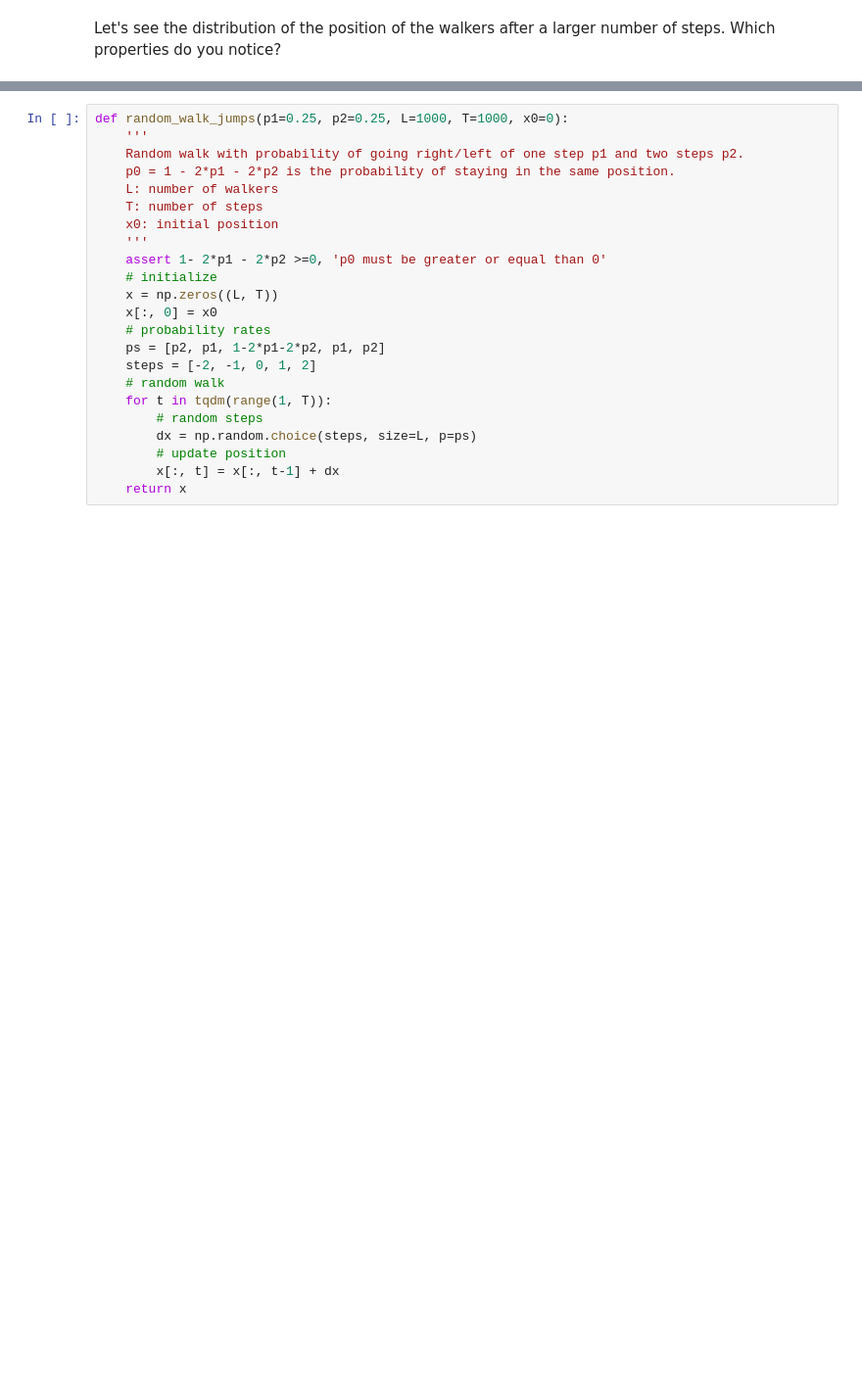
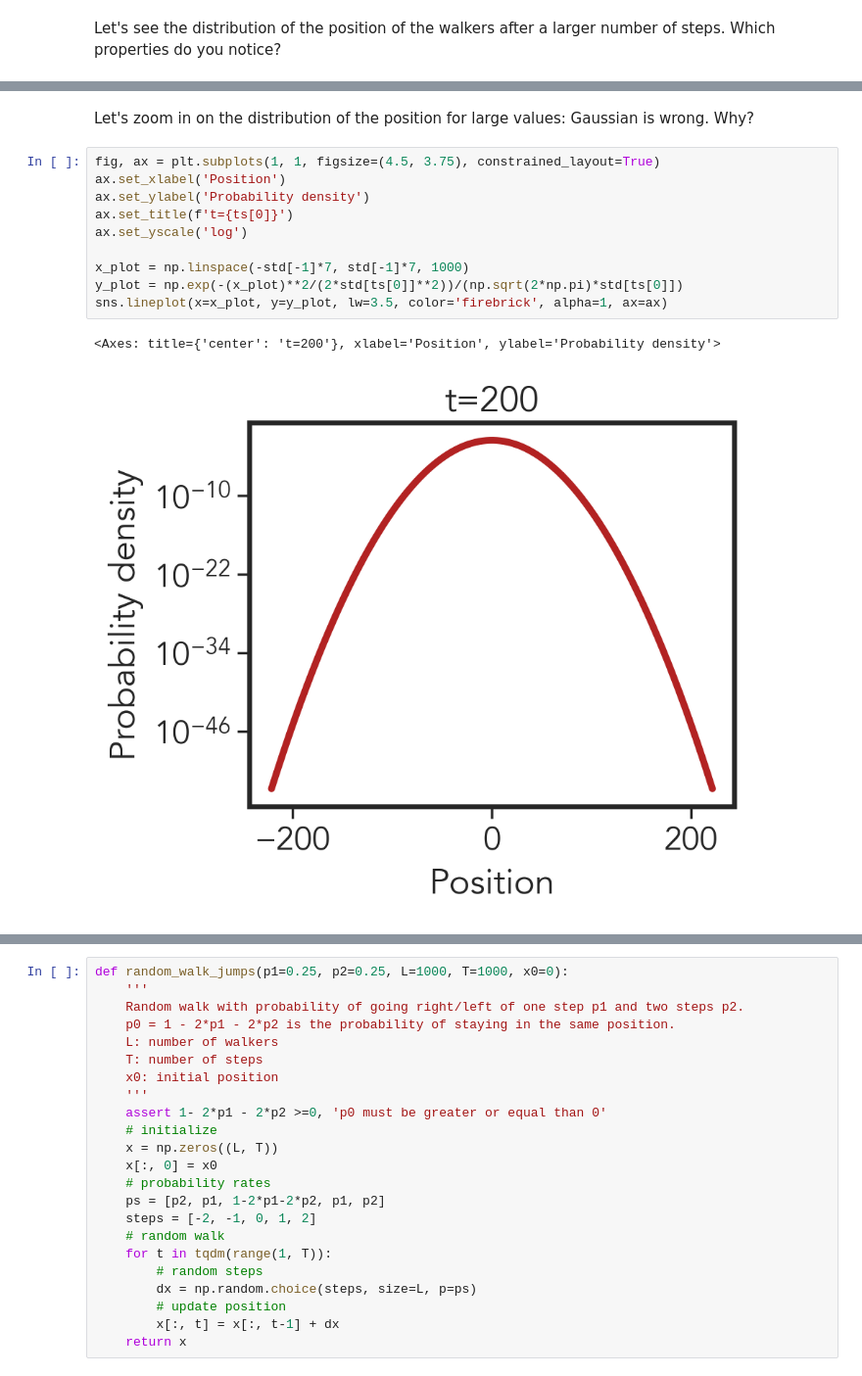
Before and after one commit to epigani/ModTF2324, a Jupyter notebook: code/ModTF_01.ipynb, the cells around one changed output, grey strips where cells are left out. Shown at 98% size. Saved outputs shown, nothing was run; the diff lists cells and outputs as text; blank space fills up the shorter version.

```diff
--- a/code/ModTF_01.ipynb
+++ b/code/ModTF_01.ipynb
@@ -165,0 +168,15 @@ for i, ax in enumerate(axes):
+# %% [markdown]
+Let's zoom in on the distribution of the position for large values: Gaussian is wrong. Why?
+# %%
+fig, ax = plt.subplots(1, 1, figsize=(4.5, 3.75), constrained_layout=True)
+ax.set_xlabel('Position')
+ax.set_ylabel('Probability density')
+ax.set_title(f't={ts[0]}')
+ax.set_yscale('log')
+
+x_plot = np.linspace(-std[-1]*7, std[-1]*7, 1000)
+y_plot = np.exp(-(x_plot)**2/(2*std[ts[0]]**2))/(np.sqrt(2*np.pi)*std[ts[0]])
+sns.lineplot(x=x_plot, y=y_plot, lw=3.5, color='firebrick', alpha=1, ax=ax)
+# %% [output]
+<Axes: title={'center': 't=200'}, xlabel='Position', ylabel='Probability density'>
+[figure, added]
```
Also changed, not shown: parts of 8 cells of this notebook.
